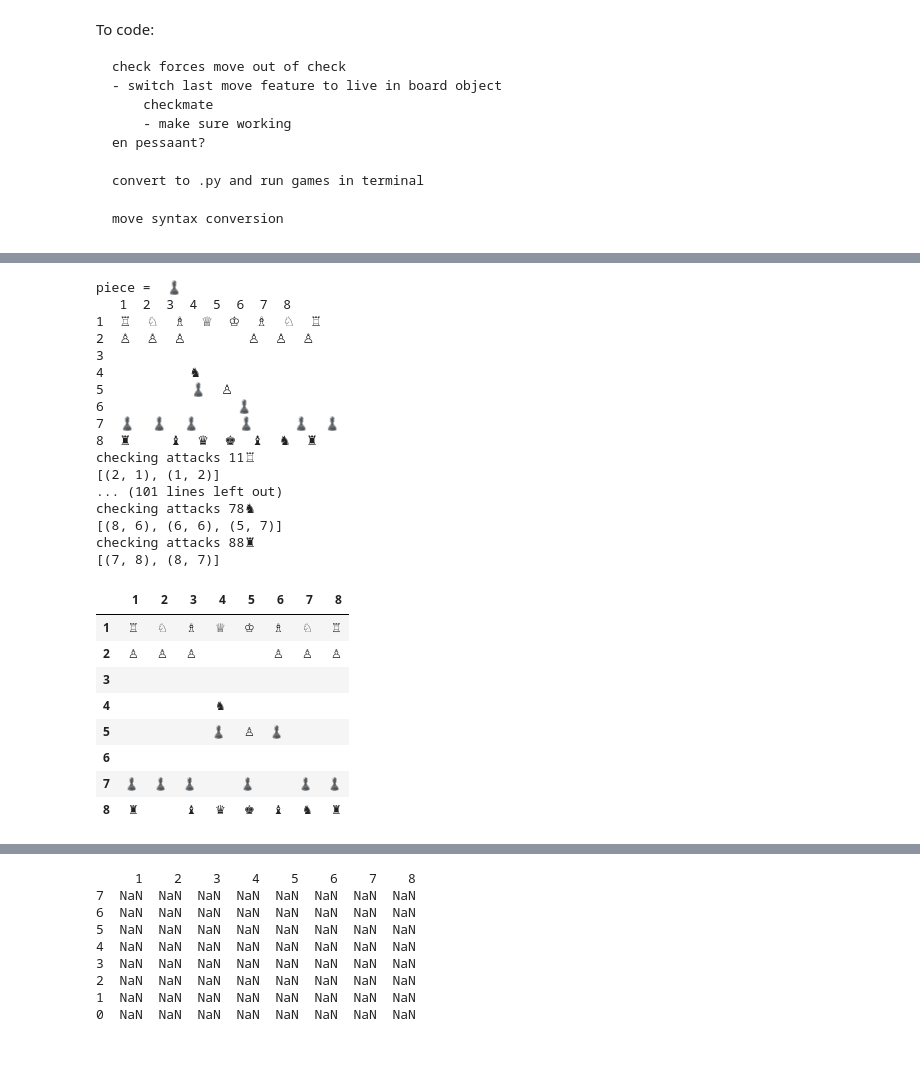
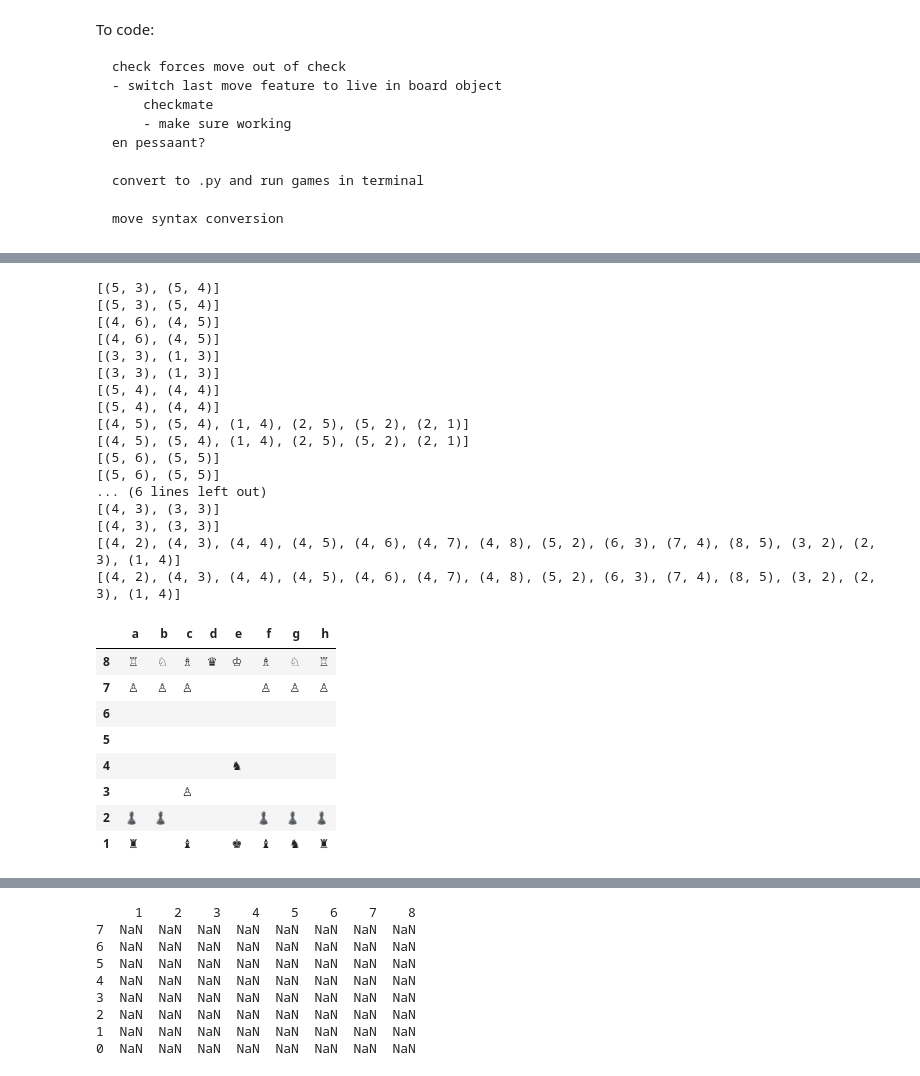
Before and after one commit to jaredmlobo/ChessApp, a Jupyter notebook: chess_intro.ipynb, the cells around one changed output, grey strips where cells are left out. Saved outputs shown, nothing was run; the diff lists cells and outputs as text; code cells hidden in the pictures.

```diff
--- a/chess_intro.ipynb
+++ b/chess_intro.ipynb
@@ -229,32 +54,45 @@ checking attacks 55♙
-# %%
-new_game.move(6,7,6,5)
-display(new_game.board)
-# %% [output]
-piece =  ♟
-   1  2  3  4  5  6  7  8
-1  ♖  ♘  ♗  ♕  ♔  ♗  ♘  ♖
-2  ♙  ♙  ♙        ♙  ♙  ♙
-3
-4           ♞
-5           ♟  ♙
-6                 ♟
-7  ♟  ♟  ♟     ♟     ♟  ♟
-8  ♜     ♝  ♛  ♚  ♝  ♞  ♜
-checking attacks 11♖
-[(2, 1), (1, 2)]
-... (101 lines left out)
-checking attacks 78♞
-[(8, 6), (6, 6), (5, 7)]
-checking attacks 88♜
-[(7, 8), (8, 7)]
-|  | 1 | 2 | 3 | 4 | 5 | 6 | 7 | 8 |
-| 1 | ♖ | ♘ | ♗ | ♕ | ♔ | ♗ | ♘ | ♖ |
-| 2 | ♙ | ♙ | ♙ |  |  | ♙ | ♙ | ♙ |
-| 3 |  |  |  |  |  |  |  |  |
-| 4 |  |  |  | ♞ |  |  |  |  |
-| 5 |  |  |  | ♟ | ♙ | ♟ |  |  |
-| 6 |  |  |  |  |  |  |  |  |
-| 7 | ♟ | ♟ | ♟ |  | ♟ |  | ♟ | ♟ |
-| 8 | ♜ |  | ♝ | ♛ | ♚ | ♝ | ♞ | ♜ |
+# %%
+new_game.board
+new_game.execute_move_list([
+    ('e2', 'e4'),
+    ('d7', 'd5'),
+    ('b1', 'c3'),
+    ('d5', 'e4'),
+    ('c3', 'e4'),
+    ('e7', 'e5'),
+    ('d2', 'd4'),
+    ('e5', 'd4'),
+    ('c2', 'c4'),
+    ('d4', 'c3'),
+    ('d1', 'd8')
+])
+new_game.board
+# %% [output]
+[(5, 3), (5, 4)]
+[(5, 3), (5, 4)]
+[(4, 6), (4, 5)]
+[(4, 6), (4, 5)]
+[(3, 3), (1, 3)]
+[(3, 3), (1, 3)]
+[(5, 4), (4, 4)]
+[(5, 4), (4, 4)]
+[(4, 5), (5, 4), (1, 4), (2, 5), (5, 2), (2, 1)]
+[(4, 5), (5, 4), (1, 4), (2, 5), (5, 2), (2, 1)]
+[(5, 6), (5, 5)]
+[(5, 6), (5, 5)]
+... (6 lines left out)
+[(4, 3), (3, 3)]
+[(4, 3), (3, 3)]
+[(4, 2), (4, 3), (4, 4), (4, 5), (4, 6), (4, 7), (4, 8), (5, 2), (6, 3), (7, 4), (8, 5), (3, 2), (2, 3), (1, 4)]
+[(4, 2), (4, 3), (4, 4), (4, 5), (4, 6), (4, 7), (4, 8), (5, 2), (6, 3), (7, 4), (8, 5), (3, 2), (2, 3), (1, 4)]
+|  | a | b | c | d | e | f | g | h |
+| 8 | ♖ | ♘ | ♗ | ♛ | ♔ | ♗ | ♘ | ♖ |
+| 7 | ♙ | ♙ | ♙ |  |  | ♙ | ♙ | ♙ |
+| 6 |  |  |  |  |  |  |  |  |
+| 5 |  |  |  |  |  |  |  |  |
+| 4 |  |  |  |  | ♞ |  |  |  |
+| 3 |  |  | ♙ |  |  |  |  |  |
+| 2 | ♟ | ♟ |  |  |  | ♟ | ♟ | ♟ |
+| 1 | ♜ |  | ♝ |  | ♚ | ♝ | ♞ | ♜ |
 # %%
 print(new_game.board.last_move)
```
Also changed, not shown: parts of 17 cells of this notebook, 6 other files.
